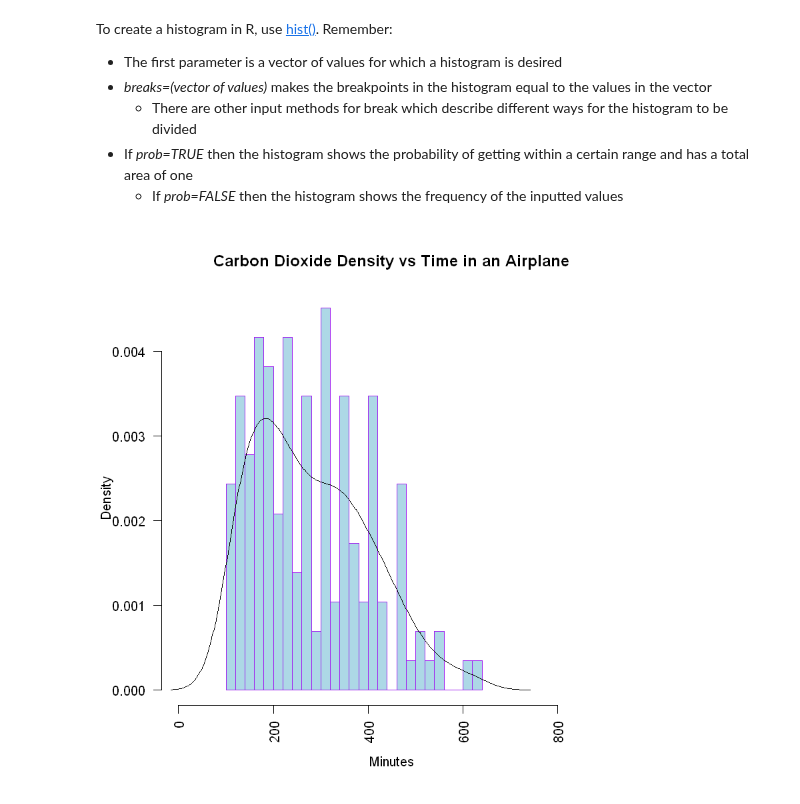
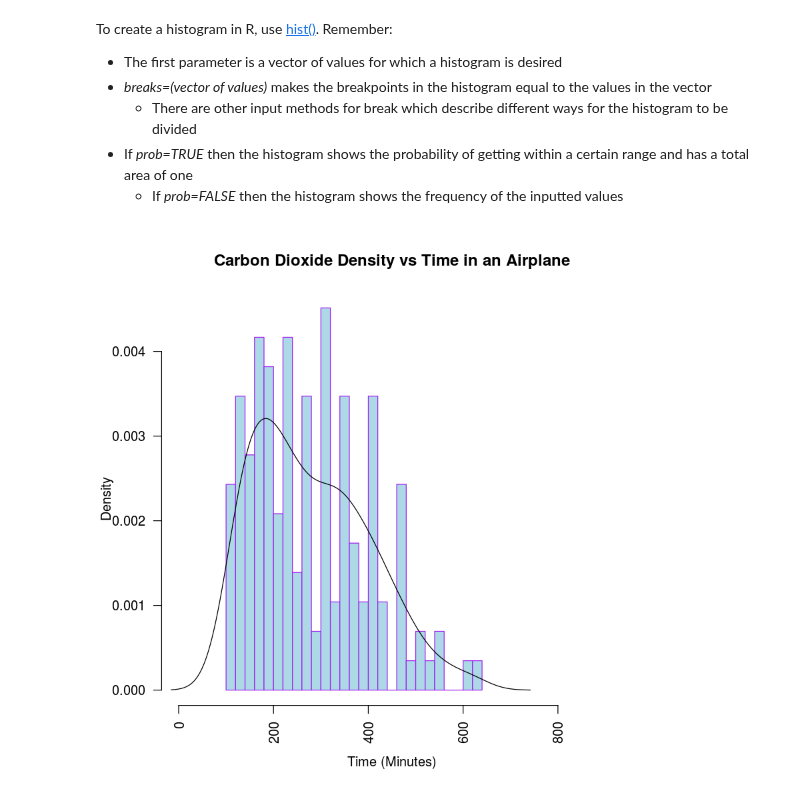
Before and after one commit to comp180/Tutorials, a Jupyter notebook: R/Data Visualization/(R)Data Visualization (Simple Charts).ipynb, the cells around one changed output. Saved outputs shown, nothing was run; the diff lists cells and outputs as text; code cells hidden in the pictures.

```diff
--- a/R/Data Visualization/(R)Data Visualization (Simple Charts).ipynb
+++ b/R/Data Visualization/(R)Data Visualization (Simple Charts).ipynb
@@ -143,16 +137,16 @@ To create a histogram in R, use [hist()](https://www.rdocumentation.org/packages
 * If *prob=TRUE* then the histogram shows the probability of getting within a certain range and has a total area of one
     * If *prob=FALSE* then the histogram shows the frequency of the inputted values
 # %%
-	hist(AirPassengers,
-     	main="Carbon Dioxide Density vs Time in an Airplane",
-     	xlab="Minutes",
-     	border="purple",
-     	col="lightblue",
-     	xlim=c(0,900),
-     	las=2,
-     	breaks=20,
-     	prob = TRUE)
+hist(AirPassengers,
+     main="Carbon Dioxide Density vs Time in an Airplane",
+     xlab="Time (Minutes)",
+     border="purple",
+     col="lightblue",
+     xlim=c(0,900),
+     las=2,
+     breaks=20,
+     prob = TRUE)
 
 lines(density(AirPassengers))
 # %% [output]
-[figure, old version]
+[figure, new version]
```
Also changed, not shown: parts of 7 cells of this notebook.
